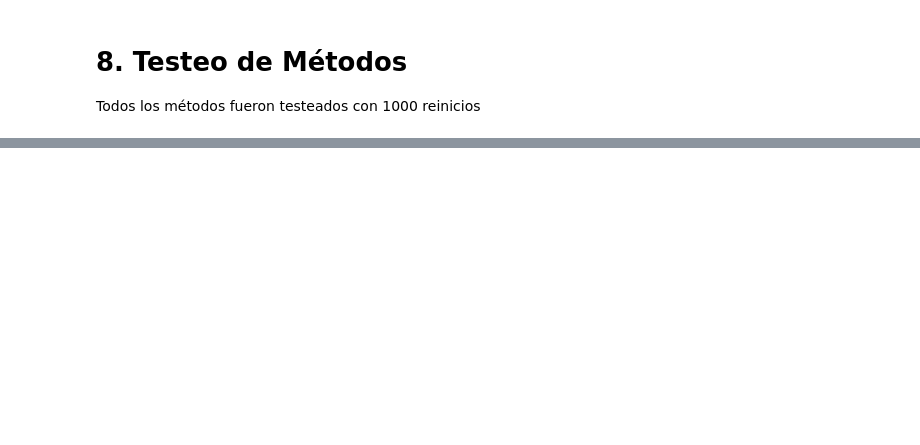
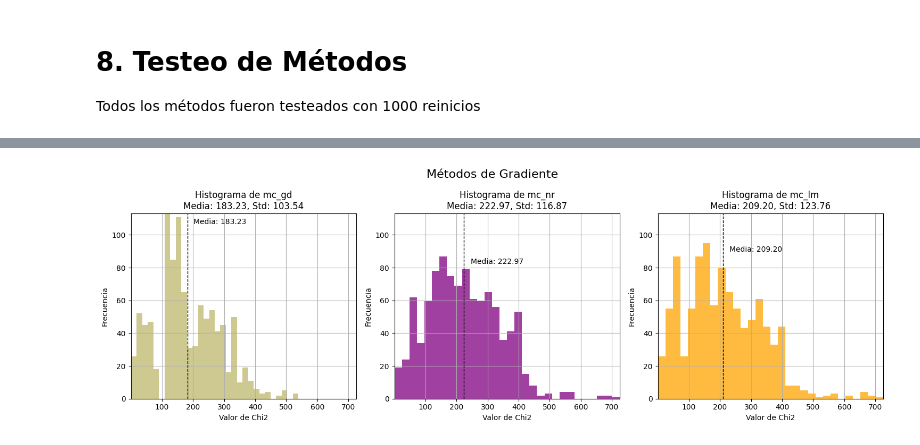
Before and after one commit to Gustavoq14/Optimization-Algorithms, a Jupyter notebook: Benchmarking_DataFitting_Methods.ipynb, the cells around one changed output, grey strips where cells are left out. Saved outputs shown, nothing was run; the diff lists cells and outputs as text; code cells hidden in the pictures; blank space fills up the shorter version.

```diff
--- a/Benchmarking_DataFitting_Methods.ipynb
+++ b/Benchmarking_DataFitting_Methods.ipynb
@@ -680,0 +801,25 @@ Tiempo de ejecución:  399.3s
+# %%
+x_range2, y_max2 = calculate_limits(columns[4:])
+
+fig2, axs2 = plt.subplots(nrows=1, ncols=3, figsize=(15, 5))
+fig2.suptitle('Métodos de Gradiente', fontsize=16)
+axs2 = axs2.flatten()
+
+for i, column in enumerate(columns[4:]):
+    n, bins, patches = axs2[i].hist(df_chi[column], bins=30, alpha=0.75, color=colors[i + 3])
+    mean_val = df_chi[column].mean()
+    axs2[i].axvline(mean_val, color='k', linestyle='dashed', linewidth=1)
+    min_ylim, max_ylim = axs2[i].get_ylim()
+    axs2[i].text(mean_val*1.1, max_ylim*0.9, f'Media: {mean_val:.2f}', color='black')
+    std_val = df_chi[column].std()
+    axs2[i].set_title(f'Histograma de {column}\nMedia: {mean_val:.2f}, Std: {std_val:.2f}')
+    axs2[i].set_xlim(x_range2)
+    axs2[i].set_ylim(0, y_max2)
+    axs2[i].set_xlabel('Valor de Chi2')
+    axs2[i].set_ylabel('Frecuencia')
+    axs2[i].grid(True)
+
+plt.tight_layout()
+plt.show()
+# %% [output]
+[figure, added]
```
Also changed, not shown: parts of 34 cells of this notebook.
